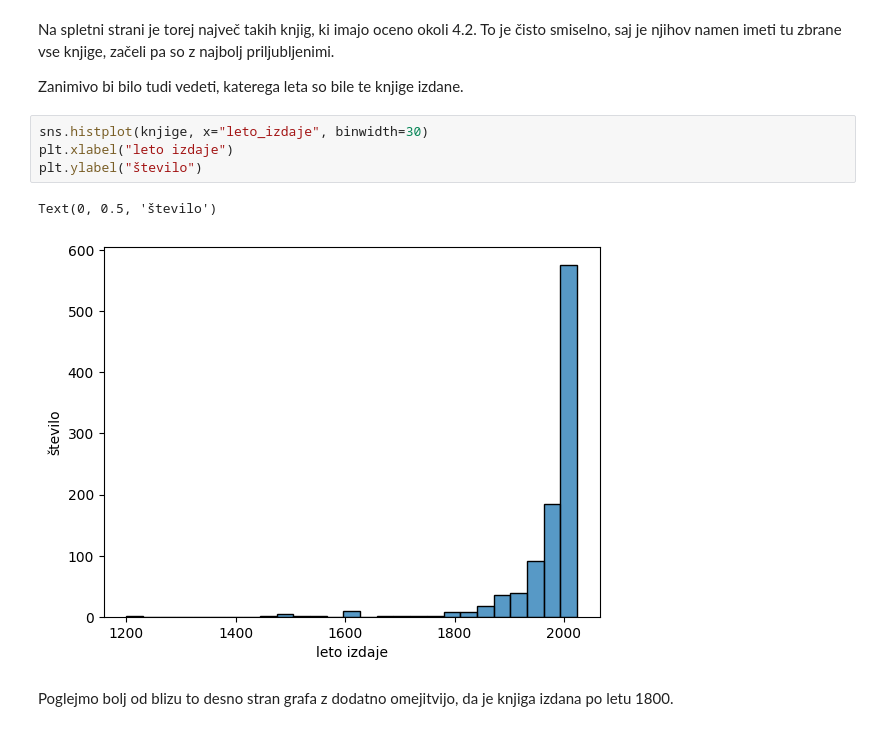
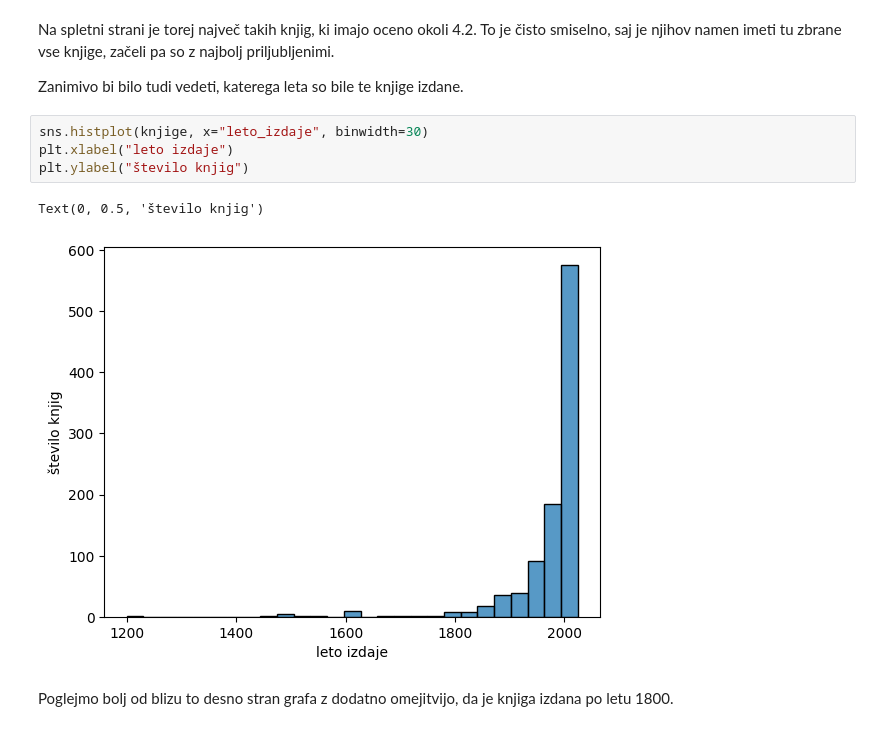
Before and after one commit to anjacegnar/projektna_uvp, a Jupyter notebook: analiza_podatkov.ipynb, the cells around one changed output. Cells and saved outputs as stored; diff of their text form.

```diff
--- a/analiza_podatkov.ipynb
+++ b/analiza_podatkov.ipynb
@@ -120,10 +121,10 @@ Zanimivo bi bilo tudi vedeti, katerega leta so bile te knjige izdane.
 # %%
 sns.histplot(knjige, x="leto_izdaje", binwidth=30)
 plt.xlabel("leto izdaje")
-plt.ylabel("število")
+plt.ylabel("število knjig")
 # %% [output]
-Text(0, 0.5, 'število')
+Text(0, 0.5, 'število knjig')
-[figure, old version]
+[figure, new version]
 # %% [markdown]
 Poglejmo bolj od blizu to desno stran grafa z dodatno omejitvijo, da je knjiga izdana po letu 1800.
 # %%
```
Also changed, not shown: parts of 6 cells of this notebook.
